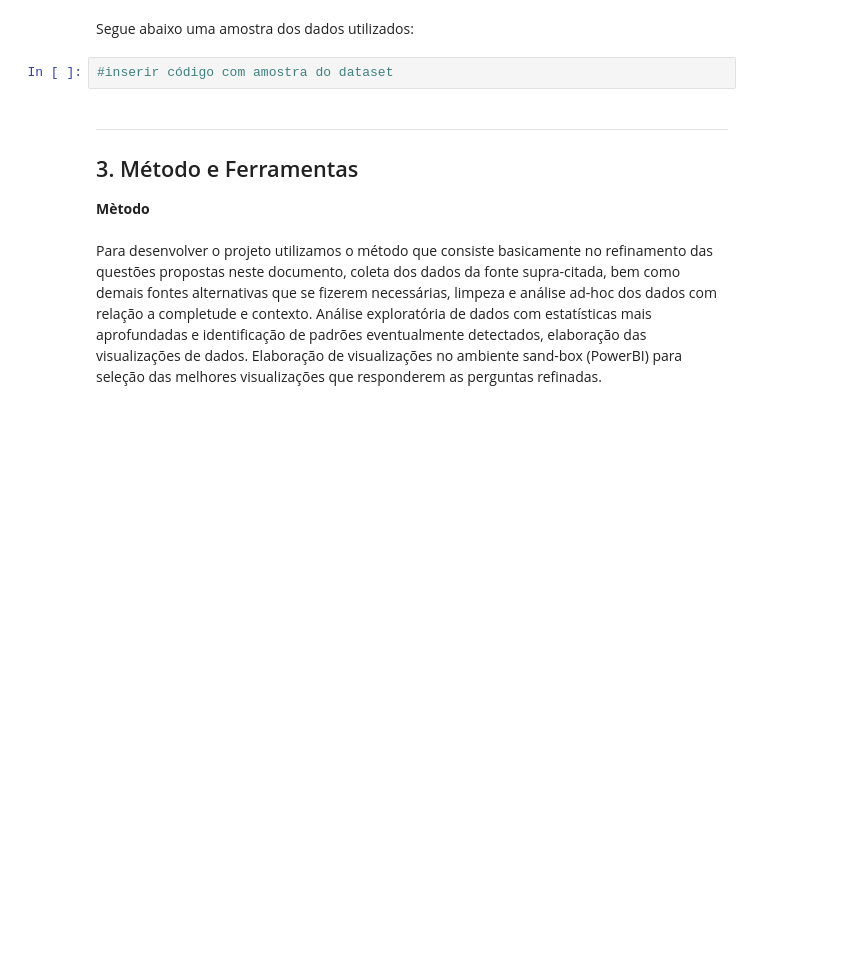
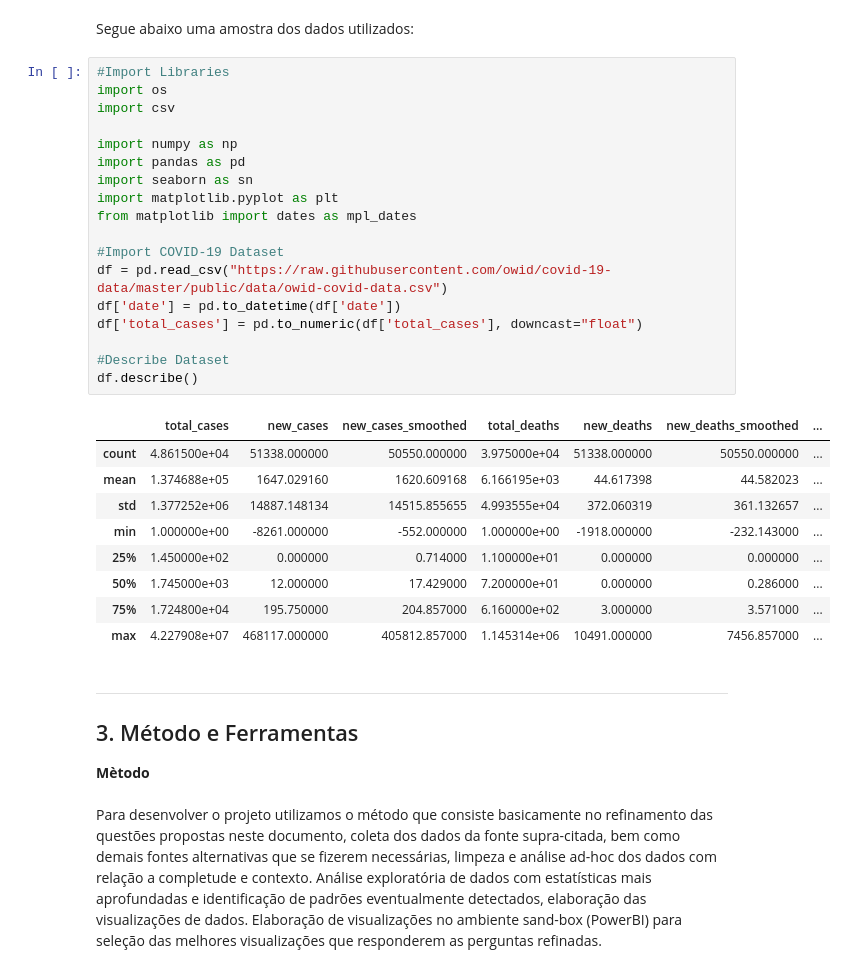
Before and after one commit to edilsondesouza/covid19, a Jupyter notebook: DataViz_DCC_UFMG_COVID19_Lucas_Edilson.ipynb, the cells around one changed output. Drawn from its saved outputs; the diff is of its cells as text; blank space fills up the shorter version.

```diff
--- a/DataViz_DCC_UFMG_COVID19_Lucas_Edilson.ipynb
+++ b/DataViz_DCC_UFMG_COVID19_Lucas_Edilson.ipynb
@@ -107,8 +107,34 @@ A base de dados a ser utilizada é a Our World in Data COVID-19 dataset  e const
   <li><a href="https://github.com/owid/covid-19-data/tree/master/public/data"> Dataset Our World in Data </a> </li>
 # %% [markdown]
 Segue abaixo uma amostra dos dados utilizados:
-# %%
-#inserir código com amostra do dataset
+# %%
+#Import Libraries
+import os
+import csv
+
+import numpy as np
+import pandas as pd
+import seaborn as sn
+import matplotlib.pyplot as plt
+from matplotlib import dates as mpl_dates
+
+#Import COVID-19 Dataset
+df = pd.read_csv("https://raw.githubusercontent.com/owid/covid-19-data/master/public/data/owid-covid-data.csv")
+df['date'] = pd.to_datetime(df['date'])
+df['total_cases'] = pd.to_numeric(df['total_cases'], downcast="float")
+
+#Describe Dataset
+df.describe()
+# %% [output]
+|  | total_cases | new_cases | new_cases_smoothed | total_deaths | new_deaths | new_deaths_smoothed | ... |
+| count | 4.861500e+04 | 51338.000000 | 50550.000000 | 3.975000e+04 | 51338.000000 | 50550.000000 | ... |
+| mean | 1.374688e+05 | 1647.029160 | 1620.609168 | 6.166195e+03 | 44.617398 | 44.582023 | ... |
+| std | 1.377252e+06 | 14887.148134 | 14515.855655 | 4.993555e+04 | 372.060319 | 361.132657 | ... |
+| min | 1.000000e+00 | -8261.000000 | -552.000000 | 1.000000e+00 | -1918.000000 | -232.143000 | ... |
+| 25% | 1.450000e+02 | 0.000000 | 0.714000 | 1.100000e+01 | 0.000000 | 0.000000 | ... |
+| 50% | 1.745000e+03 | 12.000000 | 17.429000 | 7.200000e+01 | 0.000000 | 0.286000 | ... |
+| 75% | 1.724800e+04 | 195.750000 | 204.857000 | 6.160000e+02 | 3.000000 | 3.571000 | ... |
+| max | 4.227908e+07 | 468117.000000 | 405812.857000 | 1.145314e+06 | 10491.000000 | 7456.857000 | ... |
 # %% [markdown]
 
 
```
Also changed, not shown: parts of 3 cells of this notebook.
